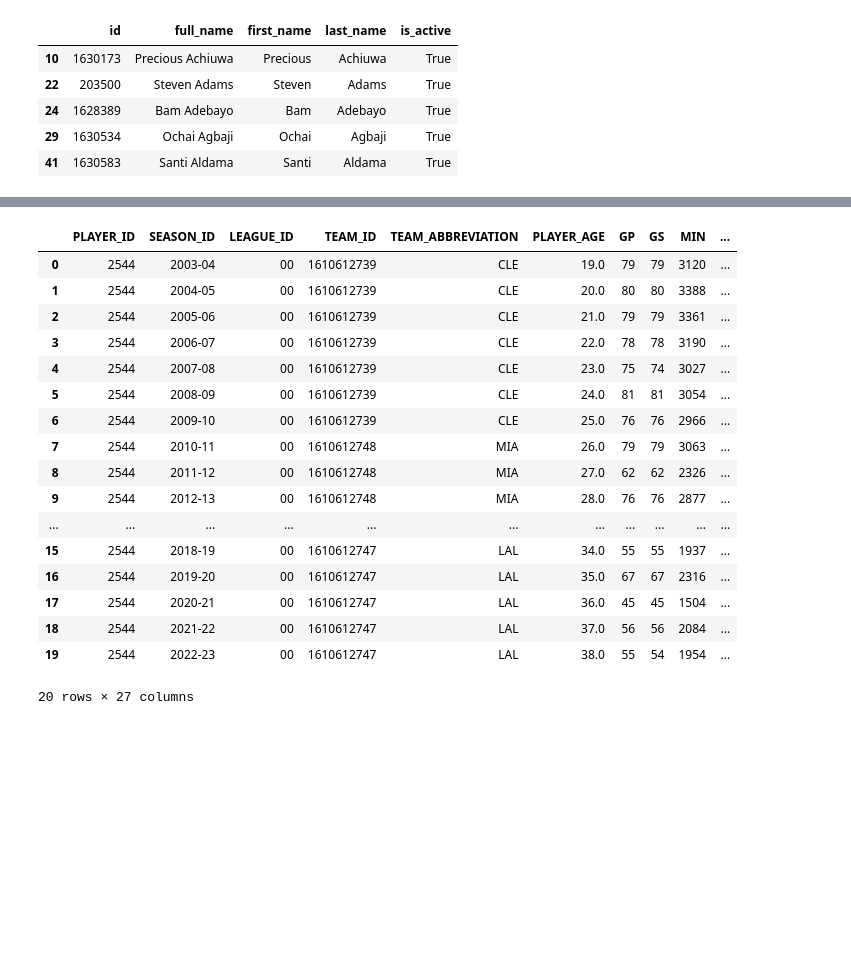
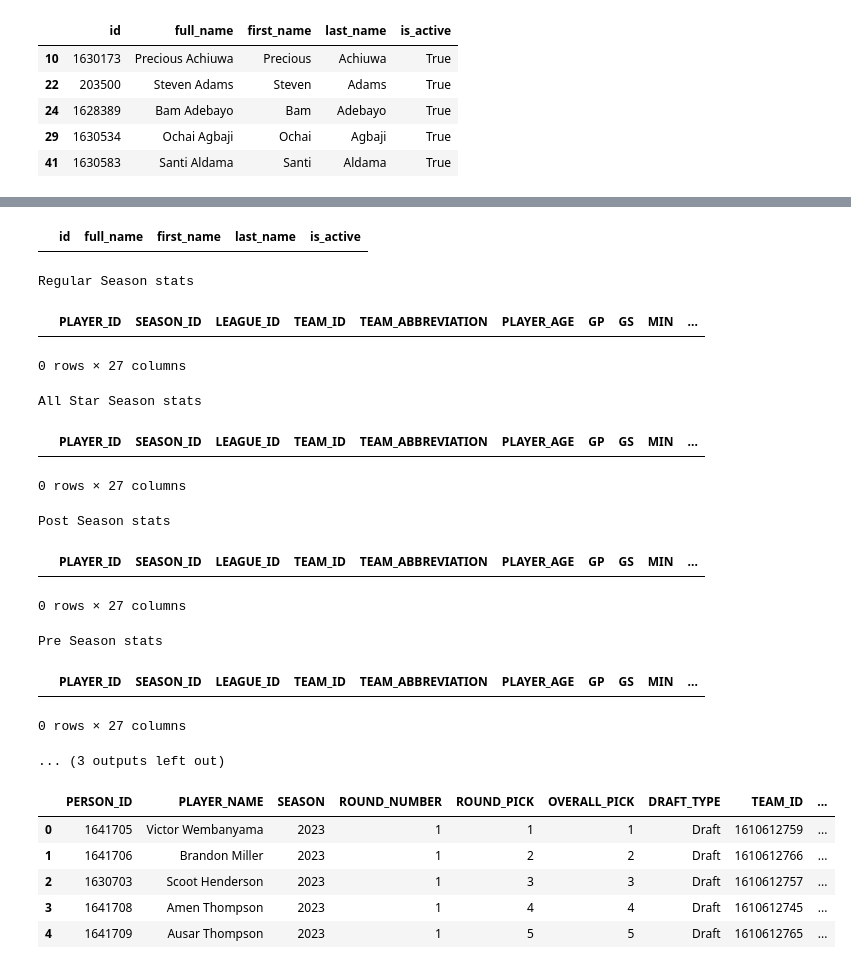
Before and after one commit to brownbrandon272/basketball, a Jupyter notebook: scripts/nba_api_testing.ipynb, the cells around one changed output, grey strips where cells are left out. Cells and saved outputs as stored; diff of their text form; code cells hidden in the pictures; blank space fills up the shorter version.

Commit message:
changing to nba_api data source

```diff
--- a/scripts/nba_api_testing.ipynb
+++ b/scripts/nba_api_testing.ipynb
@@ -272,22 +673,62 @@ dtype: int64
+# %%
+# 2037 - Jamal Crawford
+player_df[player_df['full_name'] == '']
+# %% [output]
+|  | id | full_name | first_name | last_name | is_active |
+# %%
+from nba_api.stats.endpoints import playerprofilev2
+nikola_jokic_id = 203999 # Nikola Jokic
+victor_wembanyama_id = 1641705 # Victor Wembanyama
+scoot_henderson_id = 1630703 # Scoot Henderson
+jalen_green_id = 1630224 # Jalen Green
+bam_id = 1628389 # Bam Adebayo
+
+class LeagueID:
+    nba = '00'
+    aba = '01'
+    wnba = '10'
+    g_league = '20'
+
+    default = nba
+
+pp_player = playerprofilev2.PlayerProfileV2(player_id=scoot_henderson_id, per_mode36='PerGame', league_id_nullable='00')
+
+print('Regular Season stats')
+display(pp_player.season_totals_regular_season.get_data_frame())
+
+print('\nAll Star Season stats')
+display(pp_player.season_totals_all_star_season.get_data_frame())
+
+print('\nPost Season stats')
+display(pp_player.season_totals_post_season.get_data_frame())
+
+print('\nPre Season stats')
+display(pp_player.season_totals_preseason.get_data_frame())
+
+print('\nCollege stats')
+display(pp_player.season_totals_college_season.get_data_frame())
+# %% [output]
+Regular Season stats
+|  | PLAYER_ID | SEASON_ID | LEAGUE_ID | TEAM_ID | TEAM_ABBREVIATION | PLAYER_AGE | GP | GS | MIN | ... |
+0 rows × 27 columns
+All Star Season stats
+|  | PLAYER_ID | SEASON_ID | LEAGUE_ID | TEAM_ID | TEAM_ABBREVIATION | PLAYER_AGE | GP | GS | MIN | ... |
+0 rows × 27 columns
+Post Season stats
+|  | PLAYER_ID | SEASON_ID | LEAGUE_ID | TEAM_ID | TEAM_ABBREVIATION | PLAYER_AGE | GP | GS | MIN | ... |
+0 rows × 27 columns
+Pre Season stats
+|  | PLAYER_ID | SEASON_ID | LEAGUE_ID | TEAM_ID | TEAM_ABBREVIATION | PLAYER_AGE | GP | GS | MIN | ... |
+0 rows × 27 columns
+... (3 outputs left out)
 # %%
-from nba_api.stats.endpoints import playerprofilev2
-playerprofilev2.PlayerProfileV2(player_id='2544').get_data_frames()[0]
+from nba_api.stats.endpoints import drafthistory
+
+drafthistory.DraftHistory(league_id='00', season_year_nullable=2023).get_data_frames()[0].head() # , season_year_nullable=2023
 # %% [output]
-|  | PLAYER_ID | SEASON_ID | LEAGUE_ID | TEAM_ID | TEAM_ABBREVIATION | PLAYER_AGE | GP | GS | MIN | ... |
-| 0 | 2544 | 2003-04 | 00 | 1610612739 | CLE | 19.0 | 79 | 79 | 3120 | ... |
-| 1 | 2544 | 2004-05 | 00 | 1610612739 | CLE | 20.0 | 80 | 80 | 3388 | ... |
-| 2 | 2544 | 2005-06 | 00 | 1610612739 | CLE | 21.0 | 79 | 79 | 3361 | ... |
-| 3 | 2544 | 2006-07 | 00 | 1610612739 | CLE | 22.0 | 78 | 78 | 3190 | ... |
-| 4 | 2544 | 2007-08 | 00 | 1610612739 | CLE | 23.0 | 75 | 74 | 3027 | ... |
-| 5 | 2544 | 2008-09 | 00 | 1610612739 | CLE | 24.0 | 81 | 81 | 3054 | ... |
-| 6 | 2544 | 2009-10 | 00 | 1610612739 | CLE | 25.0 | 76 | 76 | 2966 | ... |
-| 7 | 2544 | 2010-11 | 00 | 1610612748 | MIA | 26.0 | 79 | 79 | 3063 | ... |
-| 8 | 2544 | 2011-12 | 00 | 1610612748 | MIA | 27.0 | 62 | 62 | 2326 | ... |
-| 9 | 2544 | 2012-13 | 00 | 1610612748 | MIA | 28.0 | 76 | 76 | 2877 | ... |
-| ... | ... | ... | ... | ... | ... | ... | ... | ... | ... | ... |
-| 15 | 2544 | 2018-19 | 00 | 1610612747 | LAL | 34.0 | 55 | 55 | 1937 | ... |
-| 16 | 2544 | 2019-20 | 00 | 1610612747 | LAL | 35.0 | 67 | 67 | 2316 | ... |
-| 17 | 2544 | 2020-21 | 00 | 1610612747 | LAL | 36.0 | 45 | 45 | 1504 | ... |
-| 18 | 2544 | 2021-22 | 00 | 1610612747 | LAL | 37.0 | 56 | 56 | 2084 | ... |
-| 19 | 2544 | 2022-23 | 00 | 1610612747 | LAL | 38.0 | 55 | 54 | 1954 | ... |
+|  | PERSON_ID | PLAYER_NAME | SEASON | ROUND_NUMBER | ROUND_PICK | OVERALL_PICK | DRAFT_TYPE | TEAM_ID | ... |
+| 0 | 1641705 | Victor Wembanyama | 2023 | 1 | 1 | 1 | Draft | 1610612759 | ... |
+| 1 | 1641706 | Brandon Miller | 2023 | 1 | 2 | 2 | Draft | 1610612766 | ... |
+| 2 | 1630703 | Scoot Henderson | 2023 | 1 | 3 | 3 | Draft | 1610612757 | ... |
+| 3 | 1641708 | Amen Thompson | 2023 | 1 | 4 | 4 | Draft | 1610612745 | ... |
+| 4 | 1641709 | Ausar Thompson | 2023 | 1 | 5 | 5 | Draft | 1610612765 | ... |
-20 rows × 27 columns
```
Also changed, not shown: parts of 22 cells of this notebook, 10 other files.
